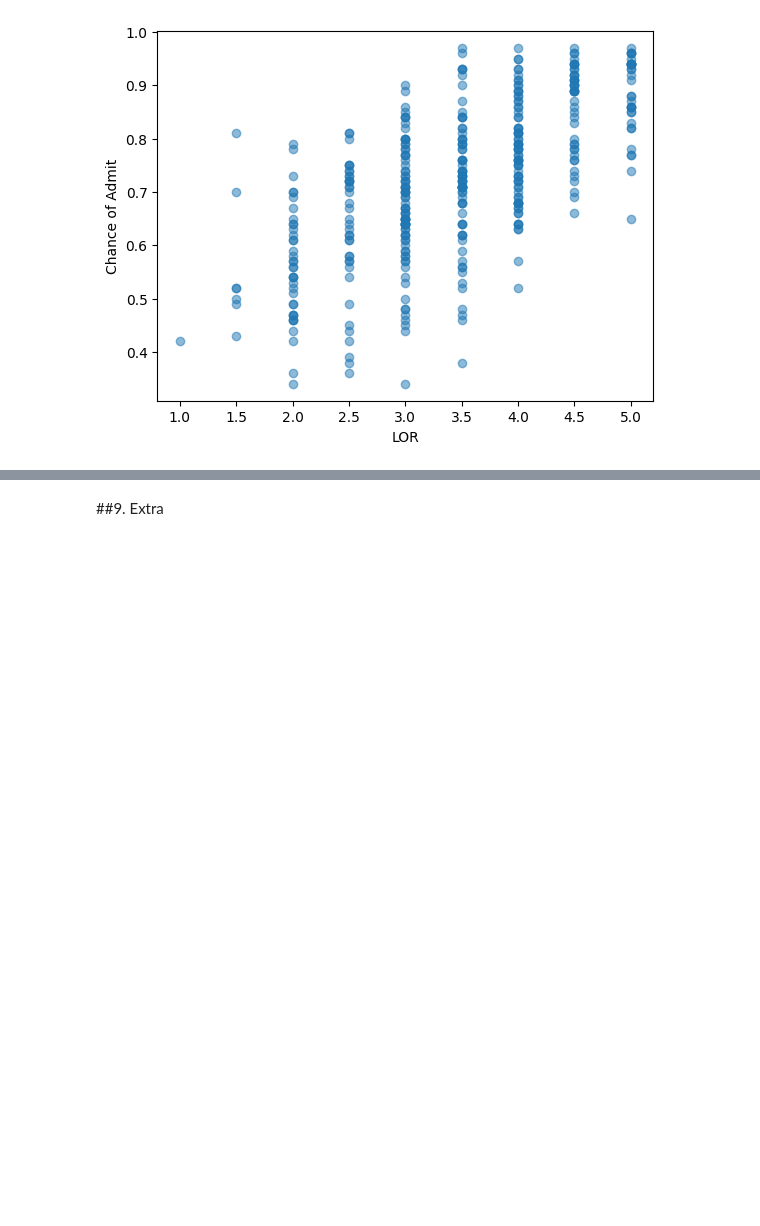
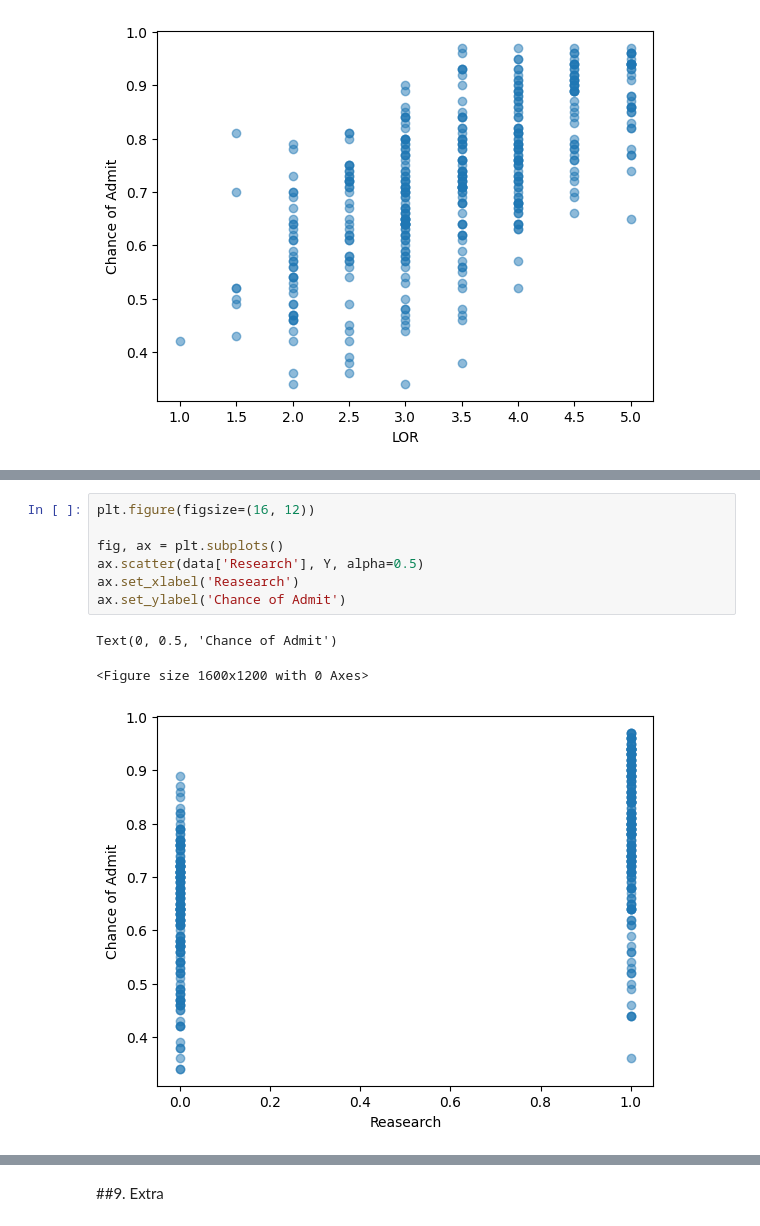
Before and after one commit to newmockingjay/labs_nn_ml, a Jupyter notebook: lab2/02_lab_EDA.ipynb, the cells around one changed output, grey strips where cells are left out. Saved outputs shown, nothing was run; the diff lists cells and outputs as text; blank space fills up the shorter version.

```diff
--- a/lab2/02_lab_EDA.ipynb
+++ b/lab2/02_lab_EDA.ipynb
@@ -277,3 +288,14 @@ Text(0, 0.5, 'Chance of Admit')
+# %%
+plt.figure(figsize=(16, 12))
+
+fig, ax = plt.subplots()
+ax.scatter(data['Research'], Y, alpha=0.5)
+ax.set_xlabel('Reasearch')
+ax.set_ylabel('Chance of Admit')
+# %% [output]
+Text(0, 0.5, 'Chance of Admit')
+<Figure size 1600x1200 with 0 Axes>
+[figure, added]
 # %% [markdown]
 Вывод:
 Можно увидеть, что все переменные зависят от целевой переменной линейно (при увеличении Y, увеличивается X) в той или иной степени.
```
Also changed, not shown: parts of 2 cells of this notebook.
